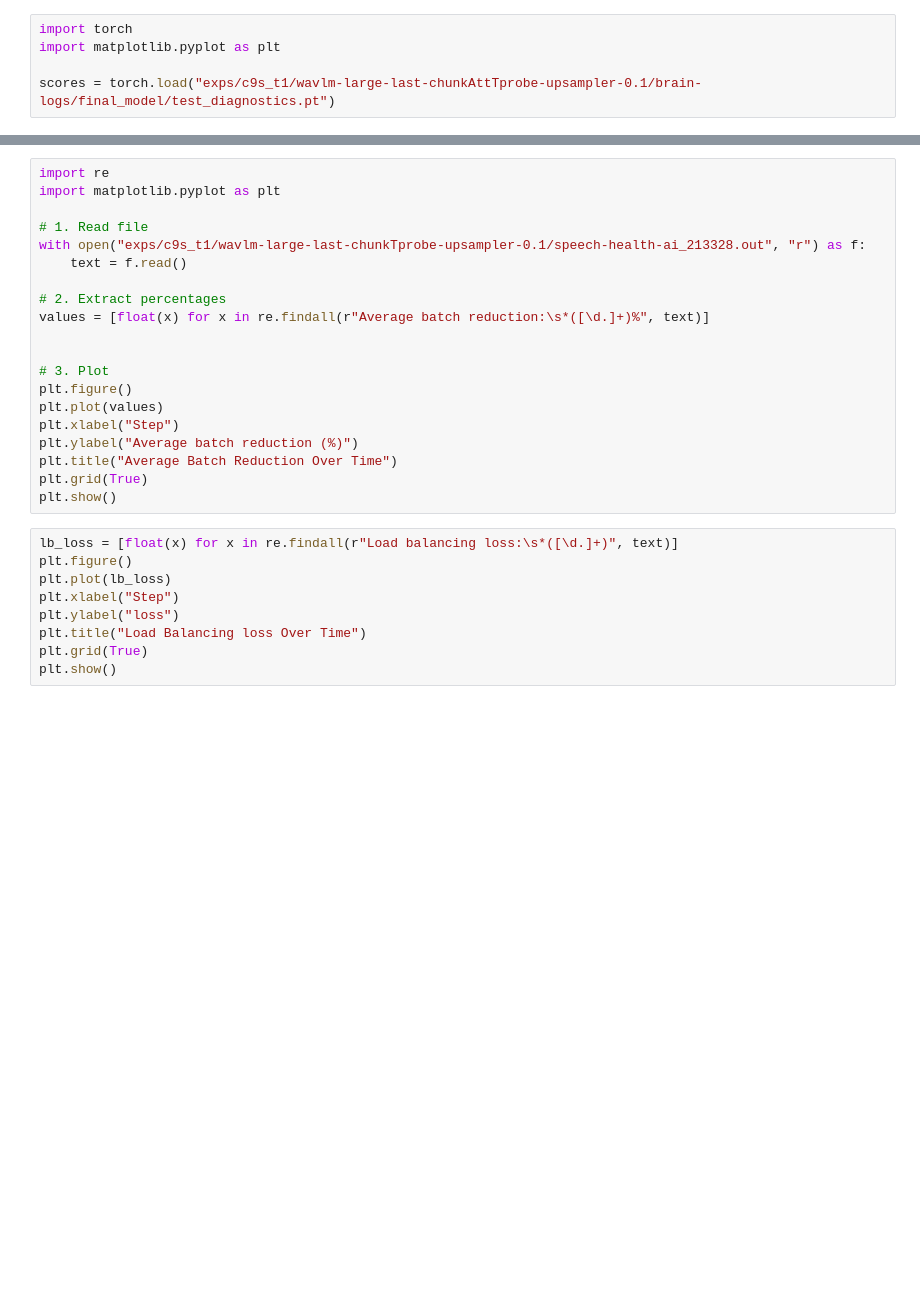
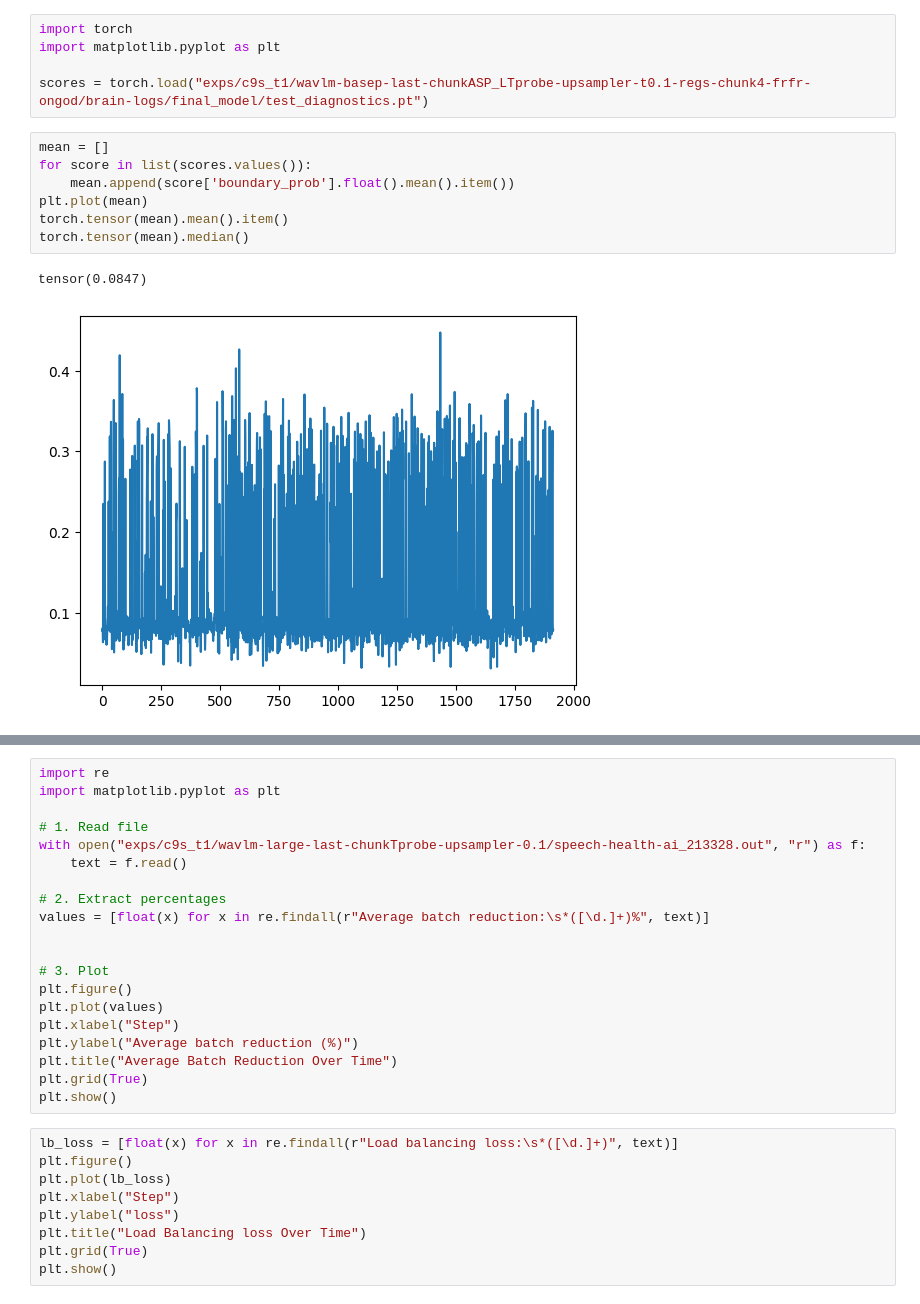
Before and after one commit to chai-toronto/SpeechDx, a Jupyter notebook: playground.ipynb, the cells around one changed output, grey strips where cells are left out. Drawn from its saved outputs; the diff is of its cells as text; blank space fills up the shorter version.

```diff
--- a/playground.ipynb
+++ b/playground.ipynb
@@ -2,7 +15,17 @@
 import torch
 import matplotlib.pyplot as plt
 
-scores = torch.load("exps/c9s_t1/wavlm-large-last-chunkAttTprobe-upsampler-0.1/brain-logs/final_model/test_diagnostics.pt")
+scores = torch.load("exps/c9s_t1/wavlm-basep-last-chunkASP_LTprobe-upsampler-t0.1-regs-chunk4-frfr-ongod/brain-logs/final_model/test_diagnostics.pt")
+# %%
+mean = []
+for score in list(scores.values()):
+    mean.append(score['boundary_prob'].float().mean().item())
+plt.plot(mean)
+torch.tensor(mean).mean().item()
+torch.tensor(mean).median()
+# %% [output]
+tensor(0.0847)
+[figure, added]
 # %%
 import plotly.graph_objects as go
 score = list(scores.values())[2]
```
Also changed, not shown: parts of 2 cells of this notebook, 15 other files.
